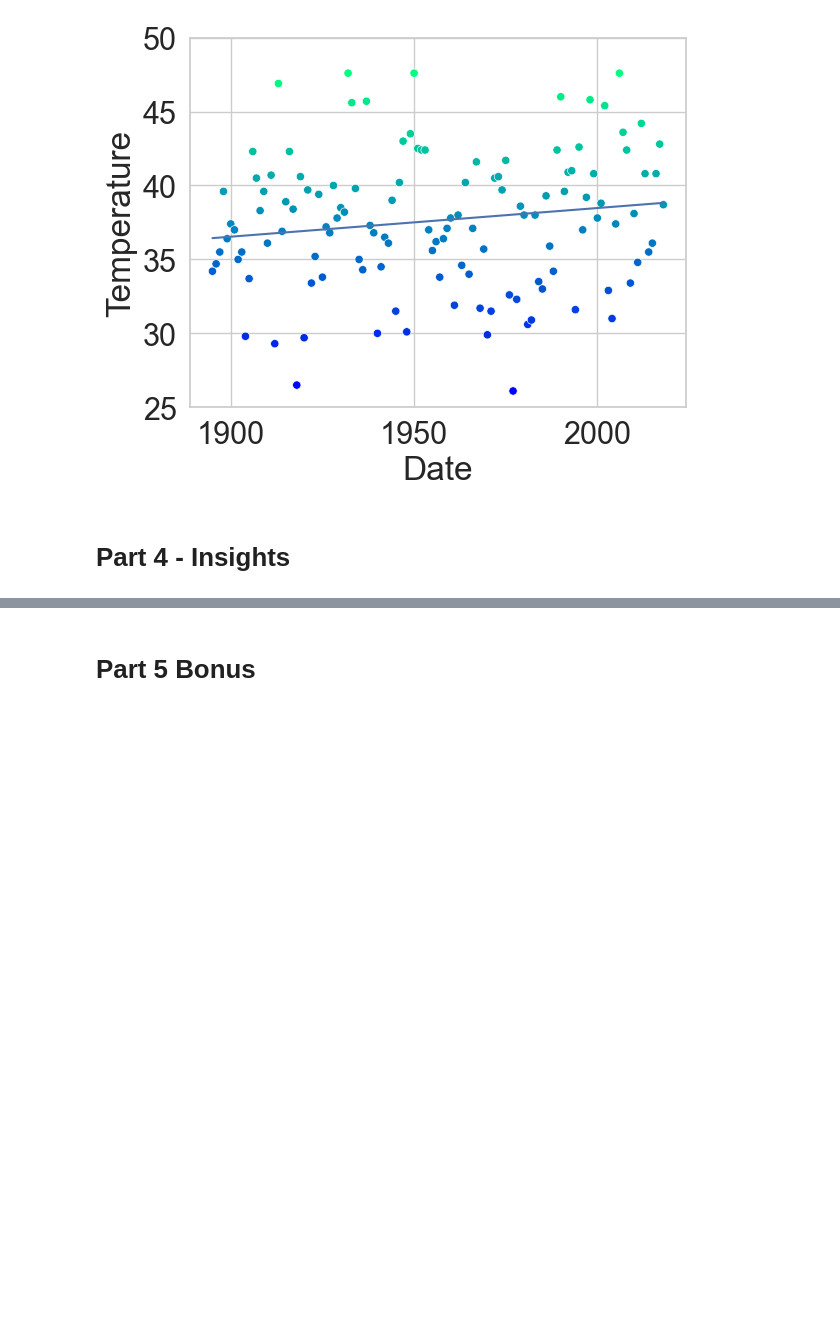
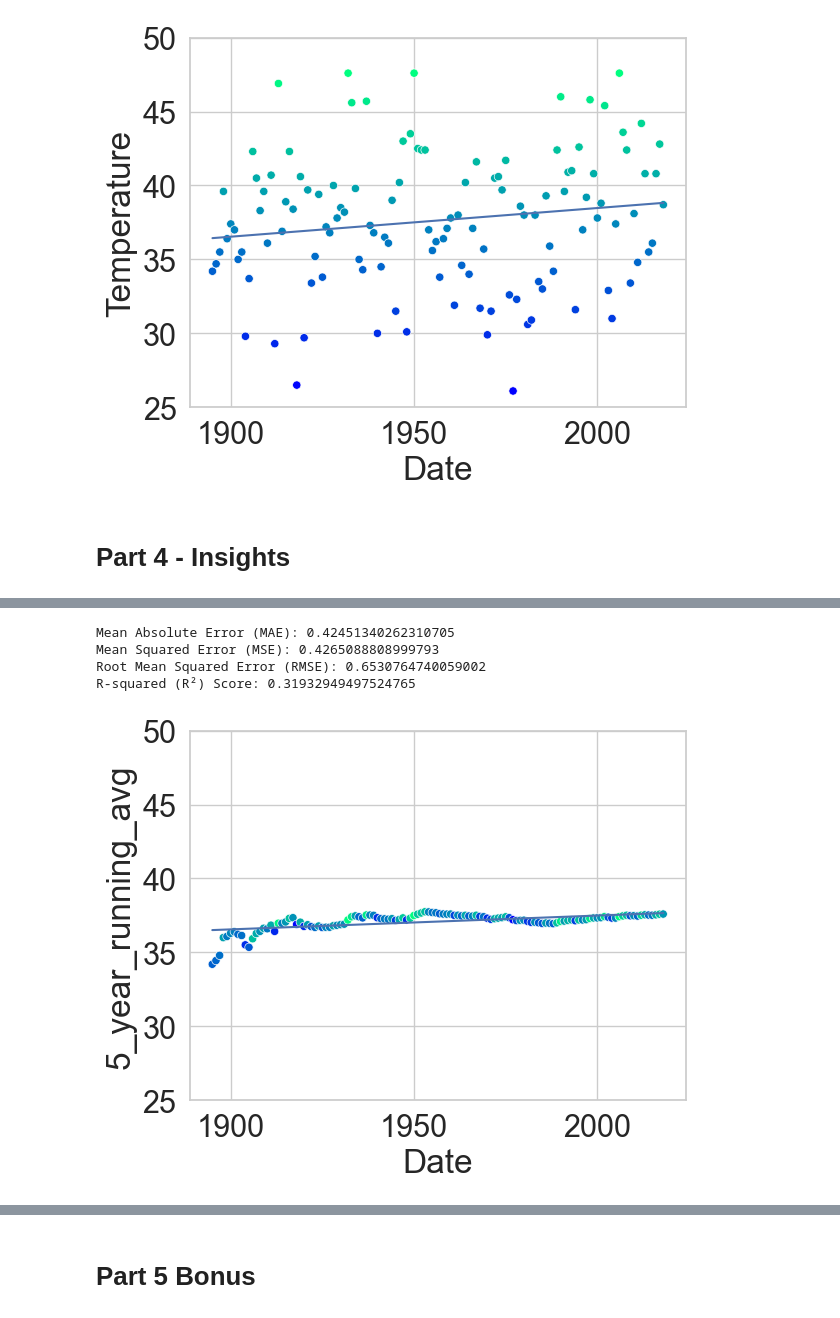
Before and after one commit to drpafowler/datafun-07-ml, a Jupyter notebook: philip_module7.ipynb, the cells around one changed output, grey strips where cells are left out. Saved outputs shown, nothing was run; the diff lists cells and outputs as text; code cells hidden in the pictures; blank space fills up the shorter version.

```diff
--- a/philip_module7.ipynb
+++ b/philip_module7.ipynb
@@ -251,0 +262,14 @@ line = plt.plot(x, y)
+# %%
+nyc5yr_df = pd.read_csv('data/ave_hi_nyc_jan_1895-2018.csv')
+nyc5yr_df.columns = ['Date', 'Temperature', 'Anomaly']
+nyc5yr_df.Date = nyc5yr_df.Date.floordiv(100)
+nyc5yr_df['5_year_running_avg'] = nyc5yr_df['Temperature'].rolling(window=5*365, min_periods=1).mean()
+
+print(nyc5yr_df.head())
+print(nyc5yr_df.tail())
+
+X_train, X_test, y_train, y_test = train_test_split(
+    nyc5yr_df.Date.values.reshape(-1, 1), nyc5yr_df['5_year_running_avg'].values,
+    random_state=11)
+
+X_train.shape
@@ -251,0 +294,3 @@ line = plt.plot(x, y)
+# %%
+linear_regression = LinearRegression()
+linear_regression.fit(X=X_train, y=y_train)
@@ -251,0 +322,31 @@ line = plt.plot(x, y)
+# %%
+
+mae = mean_absolute_error(expected, predicted)
+mse = mean_squared_error(expected, predicted)
+rmse = np.sqrt(mse)
+r2 = r2_score(expected, predicted)
+
+print(f"Mean Absolute Error (MAE): {mae}")
+print(f"Mean Squared Error (MSE): {mse}")
+print(f"Root Mean Squared Error (RMSE): {rmse}")
+print(f"R-squared (R²) Score: {r2}")
+# %% [output]
+Mean Absolute Error (MAE): 0.42451340262310705
+Mean Squared Error (MSE): 0.4265088808999793
+Root Mean Squared Error (RMSE): 0.6530764740059002
+R-squared (R²) Score: 0.31932949497524765
+# %%
+predict = (lambda x: linear_regression.coef_ * x + linear_regression.intercept_)
+# %%
+axes = sns.scatterplot(data=nyc5yr_df, x='Date', y='5_year_running_avg',
+     hue='Temperature', palette='winter', legend=False)
+
+axes.set_ylim(25, 50)
+
+x = np.array([min(nyc5yr_df.Date.values), max(nyc5yr_df.Date.values)])
+
+y = predict(x)
+
+line = plt.plot(x, y)
+# %% [output]
+[figure, added]
```
Also changed, not shown: parts of 14 cells of this notebook.
